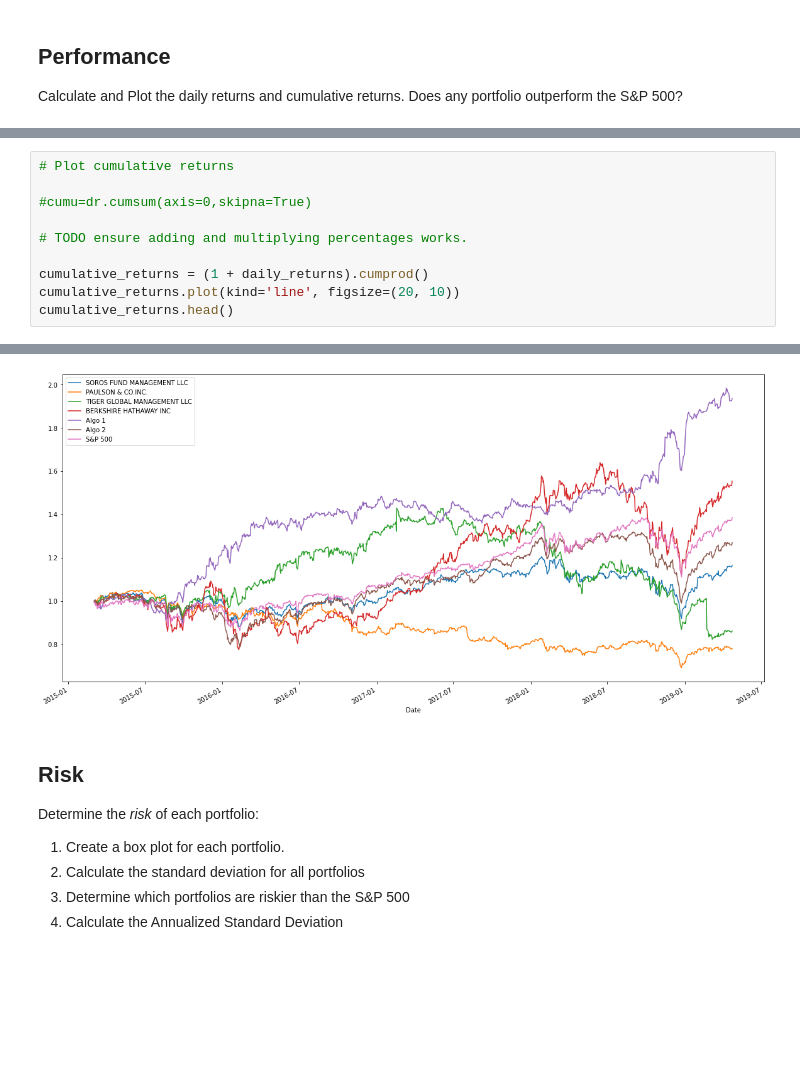
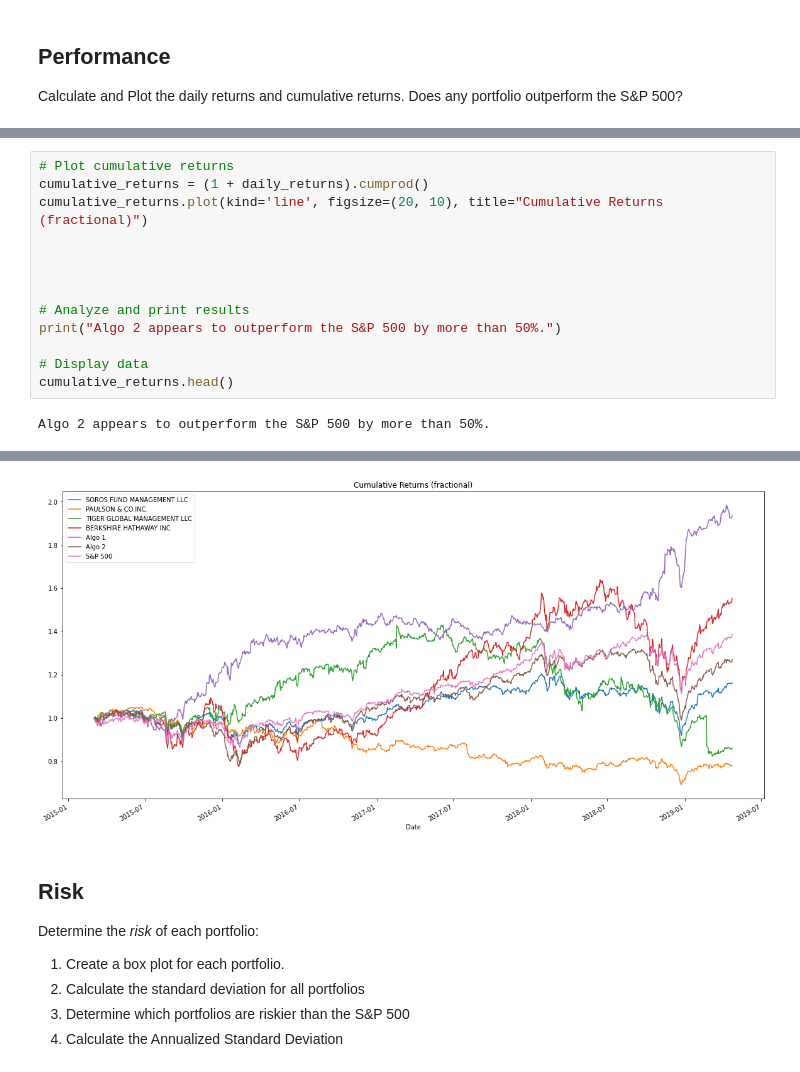
Before and after one commit to drg-developer-2-GWFinTech-Homeworks/homework-3, a Jupyter notebook: whale_analysis.ipynb, the cells around one changed output, grey strips where cells are left out. Saved outputs shown, nothing was run; the diff lists cells and outputs as text; blank space fills up the shorter version.

```diff
--- a/whale_analysis.ipynb
+++ b/whale_analysis.ipynb
@@ -218,23 +238,27 @@ daily_returns.plot(kind='line', figsize=(20, 10), title="Daily Returns (fraction
 [figure]
 # %%
 # Plot cumulative returns
+cumulative_returns = (1 + daily_returns).cumprod()
+cumulative_returns.plot(kind='line', figsize=(20, 10), title="Cumulative Returns (fractional)")
 
-#cumu=dr.cumsum(axis=0,skipna=True)
 
-# TODO ensure adding and multiplying percentages works.
 
-cumulative_returns = (1 + daily_returns).cumprod()
-cumulative_returns.plot(kind='line', figsize=(20, 10))
+
+# Analyze and print results
+print("Algo 2 appears to outperform the S&P 500 by more than 50%.")
+
+# Display data
 cumulative_returns.head()
 # %% [output]
+Algo 2 appears to outperform the S&P 500 by more than 50%.
 |  | SOROS FUND MANAGEMENT LLC | PAULSON & CO.INC. | TIGER GLOBAL MANAGEMENT LLC | BERKSHIRE HATHAWAY INC | Algo 1 | Algo 2 | ... |
 | Date |  |  |  |  |  |  | ... |
 | 2015-03-03 | 0.998734 | 0.995019 | 0.999504 | 0.993431 | 0.998058 | 0.999051 | ... |
 | 2015-03-04 | 1.000962 | 0.998245 | 0.996972 | 0.997617 | 0.989486 | 1.001464 | ... |
 | 2015-03-05 | 1.004981 | 1.002314 | 0.999319 | 1.004327 | 0.988541 | 1.005794 | ... |
 | 2015-03-06 | 0.997037 | 0.998731 | 0.990844 | 0.991172 | 0.983641 | 0.994267 | ... |
 | 2015-03-09 | 0.997617 | 1.002951 | 0.996633 | 0.989534 | 0.978283 | 0.995563 | ... |
-[figure, old version]
+[figure, new version]
 # %% [markdown]
 ## Risk
 
```
Also changed, not shown: parts of 39 cells of this notebook, 10 other files.
